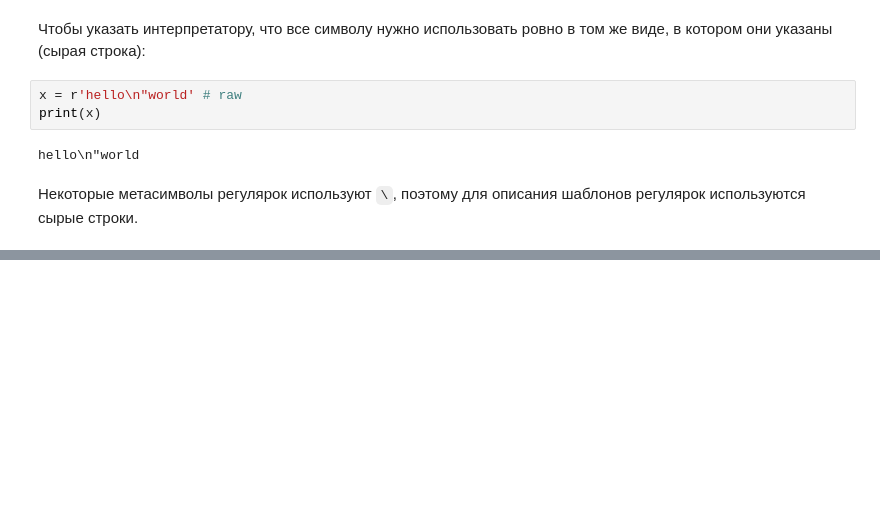
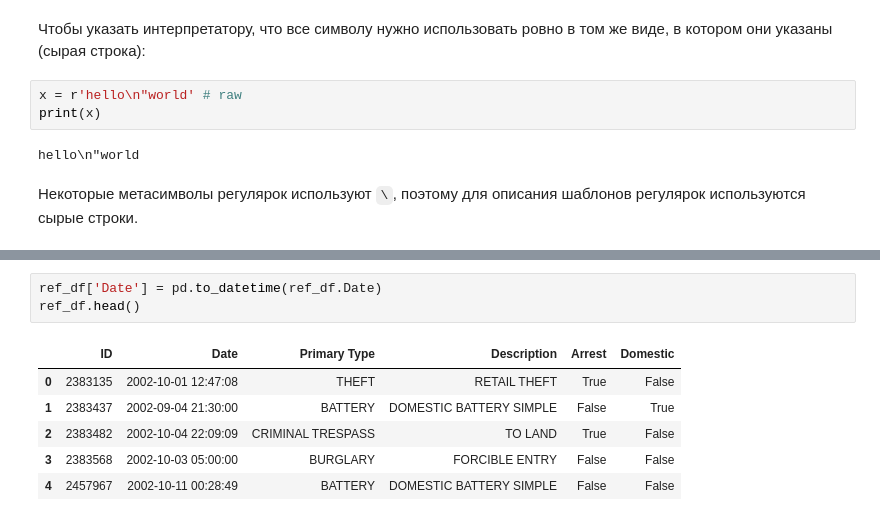
Before and after one commit to br-eina/notebooks, a Jupyter notebook: stepik/python/3. Python application - text analysis.ipynb, the cells around one changed output, grey strips where cells are left out. Drawn from its saved outputs; the diff is of its cells as text; blank space fills up the shorter version.

```diff
--- a/stepik/python/3. Python application - text analysis.ipynb
+++ b/stepik/python/3. Python application - text analysis.ipynb
@@ -364,0 +1410,10 @@ hello\n"world
+# %%
+ref_df['Date'] = pd.to_datetime(ref_df.Date)
+ref_df.head()
+# %% [output]
+|  | ID | Date | Primary Type | Description | Arrest | Domestic |
+| 0 | 2383135 | 2002-10-01 12:47:08 | THEFT | RETAIL THEFT | True | False |
+| 1 | 2383437 | 2002-09-04 21:30:00 | BATTERY | DOMESTIC BATTERY SIMPLE | False | True |
+| 2 | 2383482 | 2002-10-04 22:09:09 | CRIMINAL TRESPASS | TO LAND | True | False |
+| 3 | 2383568 | 2002-10-03 05:00:00 | BURGLARY | FORCIBLE ENTRY | False | False |
+| 4 | 2457967 | 2002-10-11 00:28:49 | BATTERY | DOMESTIC BATTERY SIMPLE | False | False |
```
Also changed, not shown: parts of 209 cells of this notebook, 16 other files.
